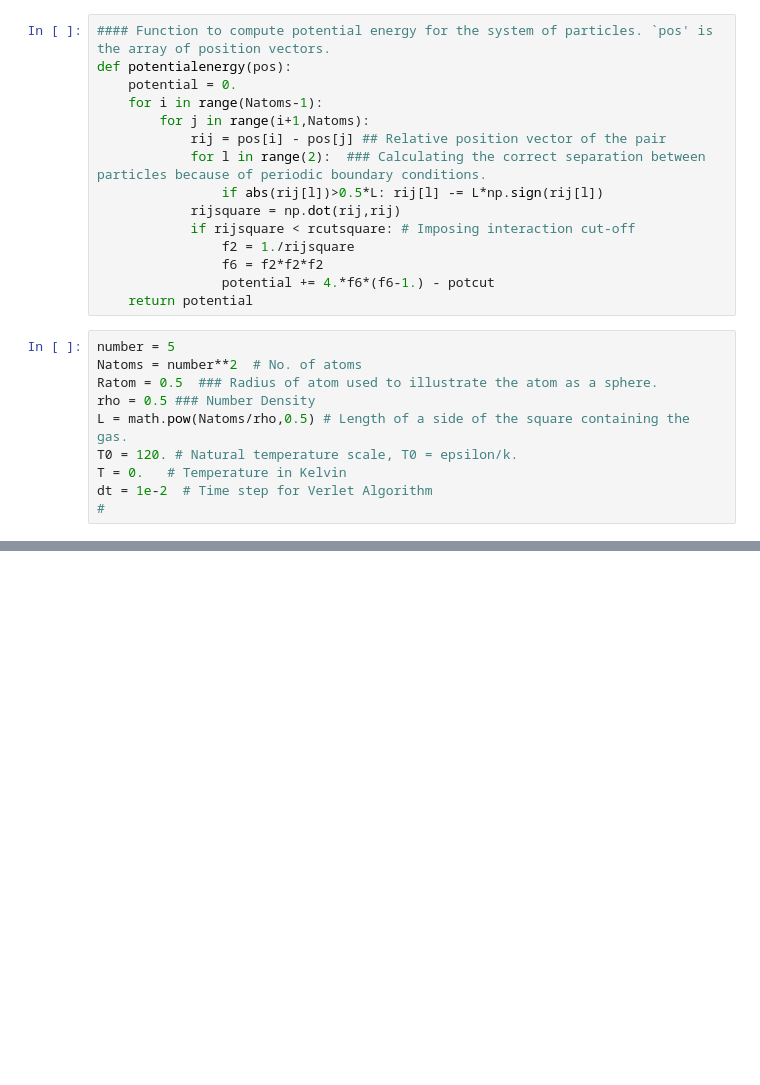
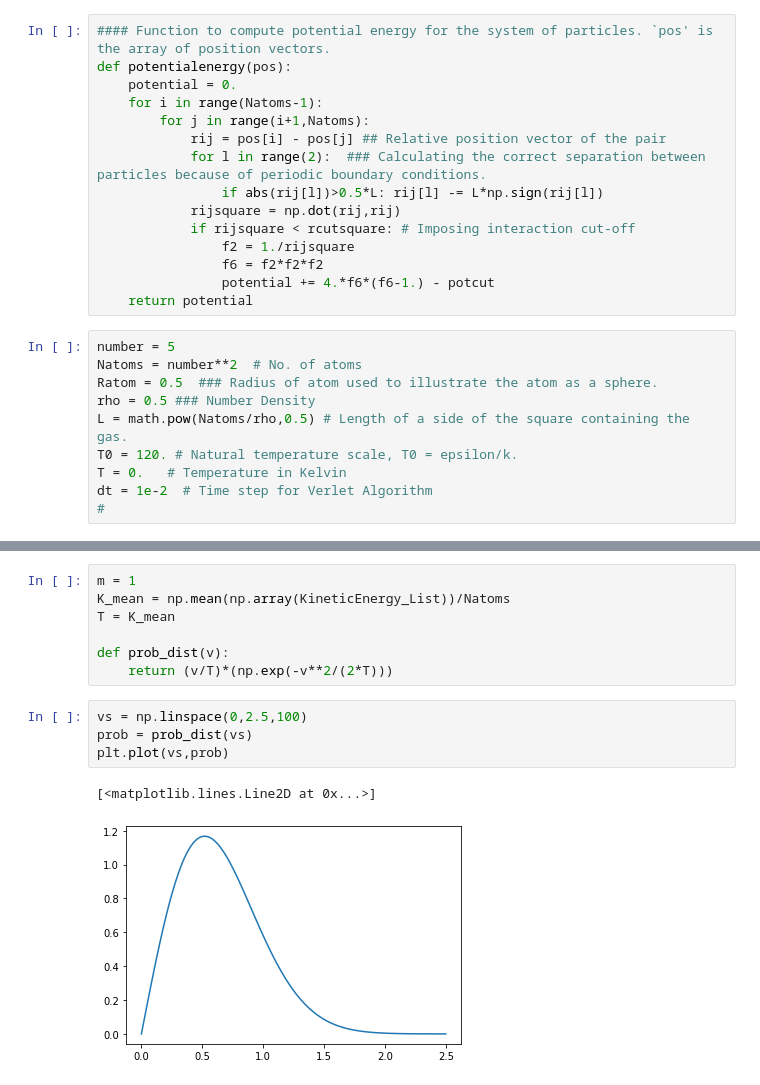
Before and after one commit to iashyam/StatMech-, a Jupyter notebook: Lennard_Jones_Fluid.ipynb, the cells around one changed output, grey strips where cells are left out. Cells and saved outputs as stored; diff of their text form; blank space fills up the shorter version.

Commit message:
adds velocity destribution,
Fact: its maxwell boltzman destribution! Particles with some interaction energy also follow maxwell-boltzman!

```diff
--- a/Lennard_Jones_Fluid.ipynb
+++ b/Lennard_Jones_Fluid.ipynb
@@ -151,0 +148,14 @@ import pandas as pd
+# %%
+m = 1
+K_mean = np.mean(np.array(KineticEnergy_List))/Natoms
+T = K_mean
+
+def prob_dist(v):
+    return (v/T)*(np.exp(-v**2/(2*T)))
+# %%
+vs = np.linspace(0,2.5,100)
+prob = prob_dist(vs)
+plt.plot(vs,prob)
+# %% [output]
+[<matplotlib.lines.Line2D at 0x...>]
+[figure, added]
```
Also changed, not shown: parts of 9 cells of this notebook.
